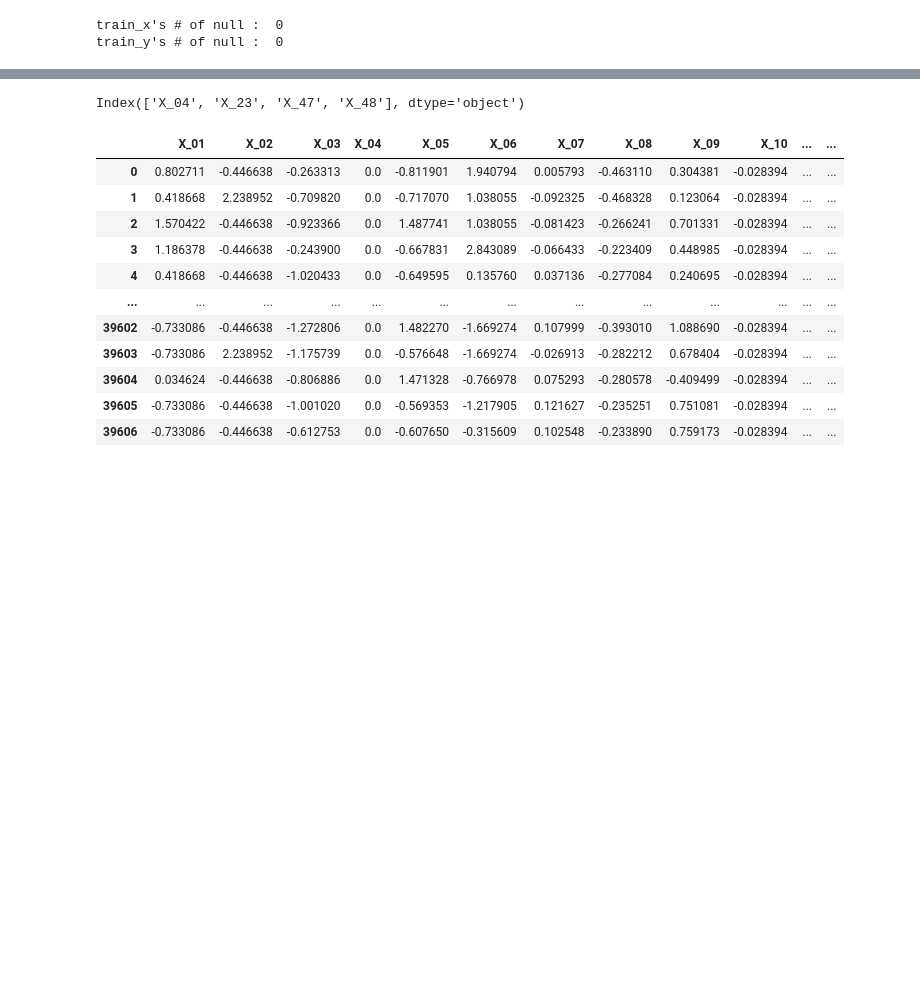
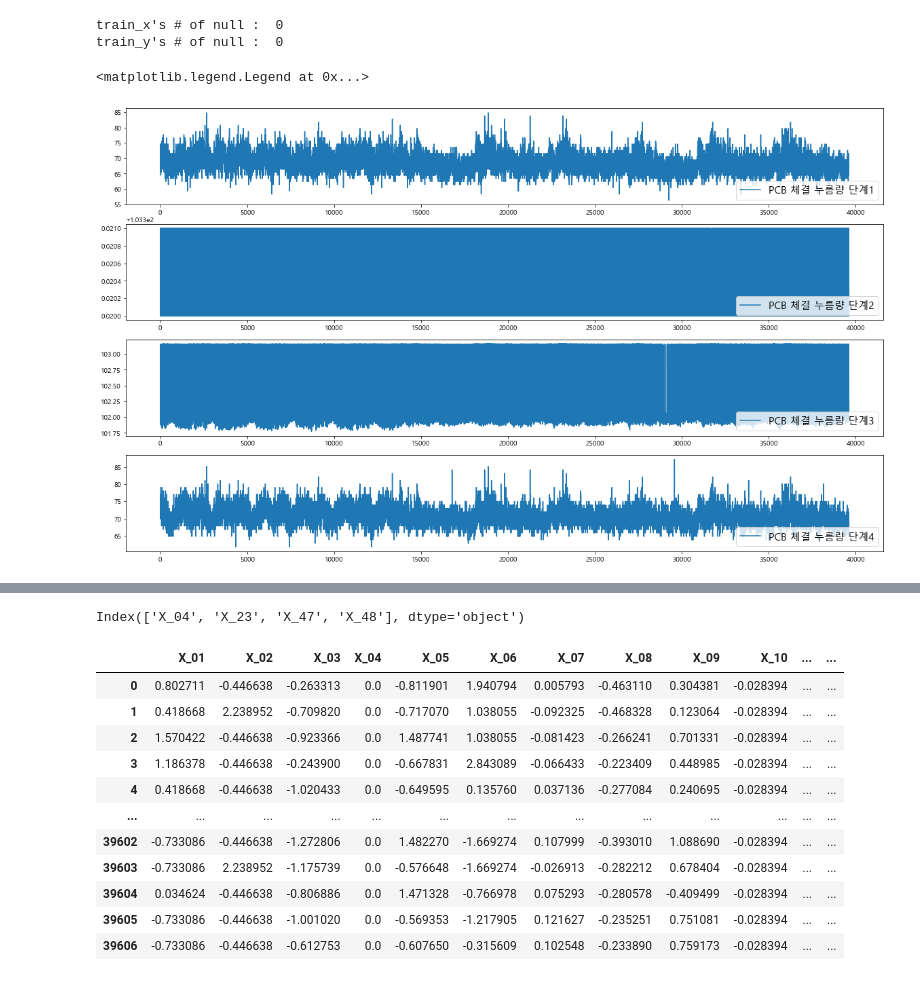
Before and after one commit to Hyunseo-BA/Dacon, a Jupyter notebook: Check_data.ipynb, the cells around one changed output, grey strips where cells are left out. Drawn from its saved outputs; the diff is of its cells as text; code cells hidden in the pictures; blank space fills up the shorter version.

Commit message:
X plotting commit

```diff
--- a/Check_data.ipynb
+++ b/Check_data.ipynb
@@ -105,3 +105,20 @@ group_dict = {
     "Group_16" : ["X_49"],                                              # 보정 전 대기시간
     "Group_17" : ["X_50", "X_51", "X_52", "X_53", "X_54", "X_55", "X_56"], # RF SMT 납량
 }
+# %%
+# X : PCB 체결 누름량(단계:1~4)
+fig, axes = plt.subplots(4, 1, figsize=(20,12))
+ax = axes.flatten()
+plt.subplots_adjust()
+
+ax[0].plot(train_x[group_dict["Group_1"][0]], label='PCB 체결 누름량 단계1')
+ax[0].legend(loc='lower right', fontsize=15)
+ax[1].plot(train_x[group_dict["Group_1"][1]], label='PCB 체결 누름량 단계2')
+ax[1].legend(loc='lower right', fontsize=15)
+ax[2].plot(train_x[group_dict["Group_1"][2]], label='PCB 체결 누름량 단계3')
+ax[2].legend(loc='lower right', fontsize=15)
+ax[3].plot(train_x[group_dict["Group_1"][3]], label='PCB 체결 누름량 단계4')
+ax[3].legend(loc='lower right', fontsize=15)
+# %% [output]
+<matplotlib.legend.Legend at 0x...>
+[figure, added]
```
Also changed, not shown: parts of 2 cells of this notebook.
